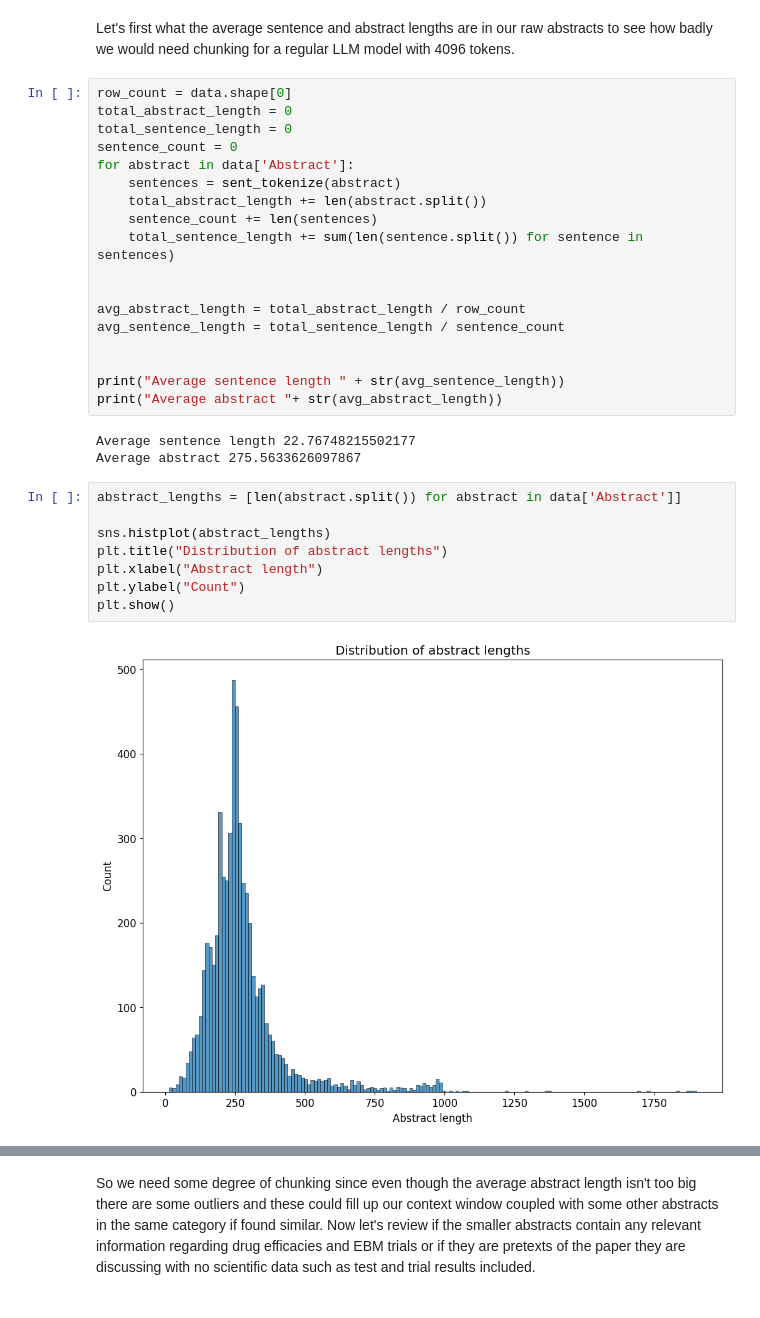
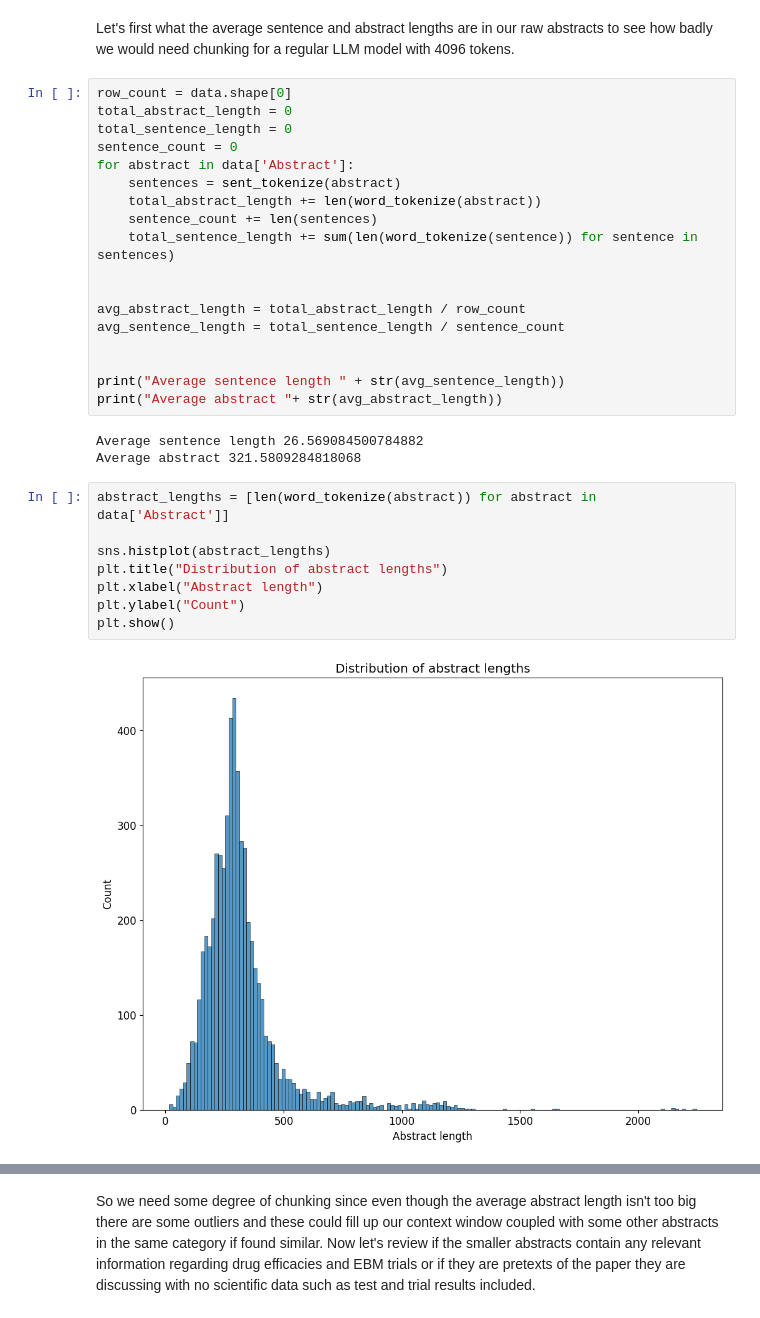
Before and after one commit to SuleymanIII/LLM-Justification, a Jupyter notebook: Project.ipynb, the cells around one changed output, grey strips where cells are left out. Saved outputs shown, nothing was run; the diff lists cells and outputs as text.

Commit message:
count tokens
count tokens

```diff
--- a/Project.ipynb
+++ b/Project.ipynb
@@ -273,9 +273,9 @@ total_sentence_length = 0
 sentence_count = 0
 for abstract in data['Abstract']:
     sentences = sent_tokenize(abstract)
-    total_abstract_length += len(abstract.split())
+    total_abstract_length += len(word_tokenize(abstract))
     sentence_count += len(sentences)
-    total_sentence_length += sum(len(sentence.split()) for sentence in sentences)
+    total_sentence_length += sum(len(word_tokenize(sentence)) for sentence in sentences)
 
 
 avg_abstract_length = total_abstract_length / row_count
@@ -285,18 +285,18 @@ avg_sentence_length = total_sentence_length / sentence_count
 print("Average sentence length " + str(avg_sentence_length))
 print("Average abstract "+ str(avg_abstract_length))
 # %% [output]
-Average sentence length 22.76748215502177
-Average abstract 275.5633626097867
+Average sentence length 26.569084500784882
+Average abstract 321.5809284818068
 # %%
-abstract_lengths = [len(abstract.split()) for abstract in data['Abstract']]
+abstract_lengths = [len(word_tokenize(abstract)) for abstract in data['Abstract']]
 
 sns.histplot(abstract_lengths)
 plt.title("Distribution of abstract lengths")
 plt.xlabel("Abstract length")
 plt.ylabel("Count")
 plt.show()
 # %% [output]
-[figure, old version]
+[figure, new version]
 # %%
 abstract_lengths.sort()
 largest = abstract_lengths[len(abstract_lengths) -1]
```
Also changed, not shown: parts of 6 cells of this notebook.
